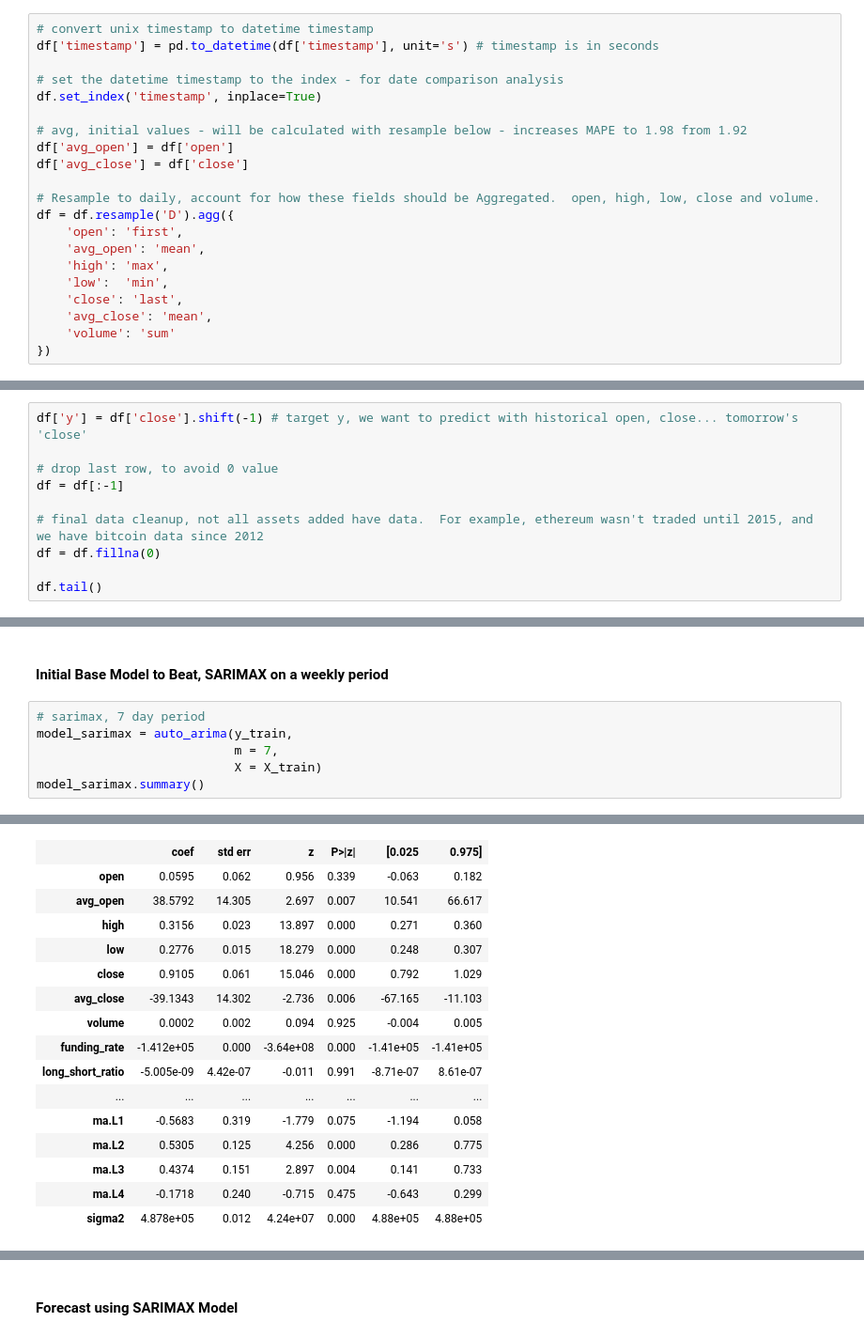
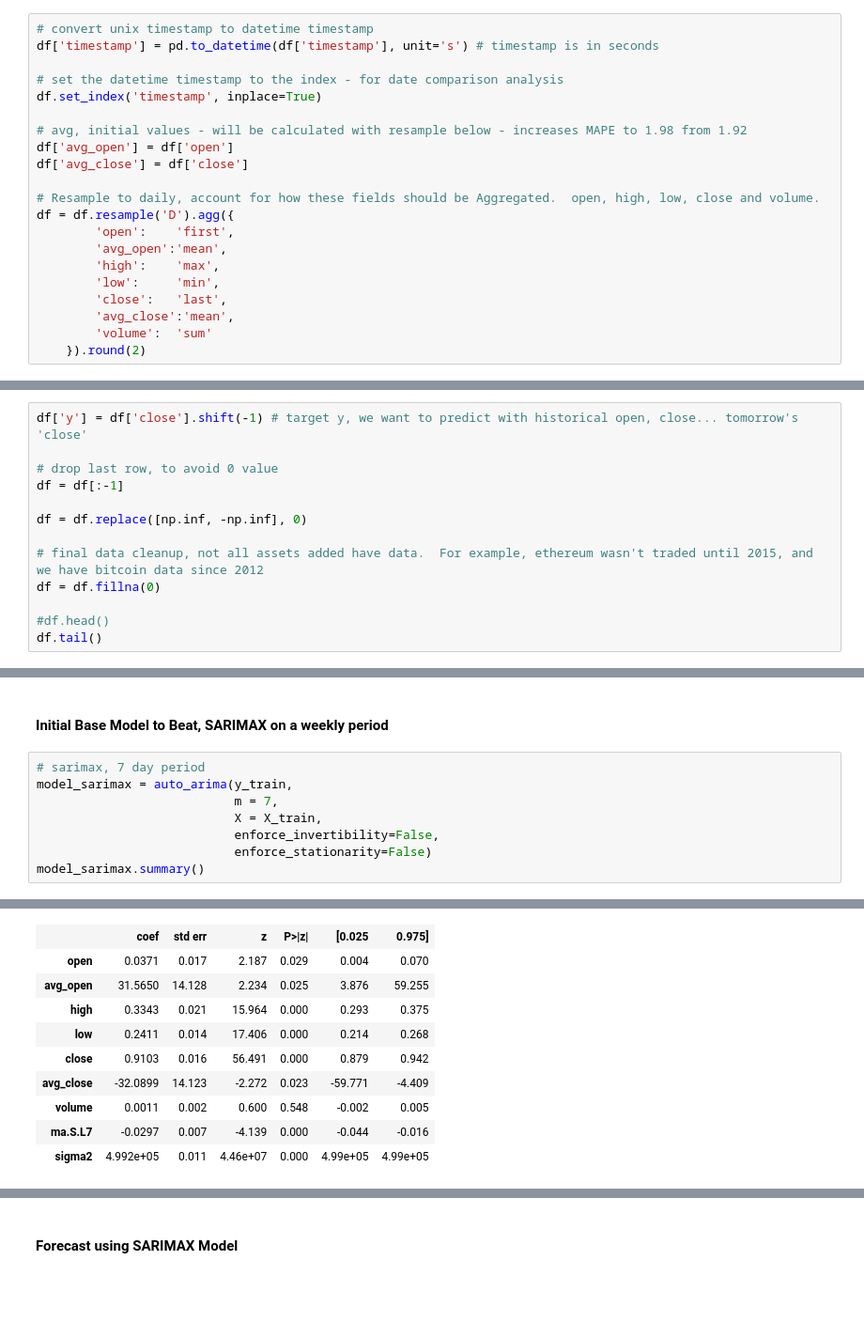
Before and after one commit to shawnarneygit/ai_machine_learning, a Jupyter notebook: bitcoin/bitcoin.ipynb, the cells around one changed output, grey strips where cells are left out. Shown at 94% size. Drawn from its saved outputs; the diff is of its cells as text; blank space fills up the shorter version.

```diff
--- a/bitcoin/bitcoin.ipynb
+++ b/bitcoin/bitcoin.ipynb
@@ -241,14 +257,14 @@ df['avg_close'] = df['close']
 
 # Resample to daily, account for how these fields should be Aggregated.  open, high, low, close and volume.
 df = df.resample('D').agg({
-    'open': 'first',
-    'avg_open': 'mean',
-    'high': 'max',
-    'low':  'min',
-    'close': 'last',
-    'avg_close': 'mean',
-    'volume': 'sum'
-})
+        'open':    'first',
+        'avg_open':'mean',
+        'high':    'max',
+        'low':     'min',
+        'close':   'last',
+        'avg_close':'mean',
+        'volume':  'sum'
+    }).round(2)
 # %% [markdown]
 #### Add Additional Bitcoin Data
 - Funding Rate
@@ -284,8 +441,11 @@ df['y'] = df['close'].shift(-1) # target y, we want to predict with historical o
 # drop last row, to avoid 0 value
 df = df[:-1]
 
+df = df.replace([np.inf, -np.inf], 0)
+
 # final data cleanup, not all assets added have data.  For example, ethereum wasn't traded until 2015, and we have bitcoin data since 2012
 df = df.fillna(0)
 
+#df.head()
 df.tail()
 # %% [output]
@@ -393,7 +553,9 @@ timestamp
 # sarimax, 7 day period
 model_sarimax = auto_arima(y_train,
                            m = 7,
-                           X = X_train)
+                           X = X_train,
+                           enforce_invertibility=False,
+                           enforce_stationarity=False)
 model_sarimax.summary()
 # %% [output]
 SARIMAX Results
@@ -405,18 +567,12 @@ SARIMAX Results
 |  | - 08-19-2022 |  |  |
 | Covariance Type: | opg |  |  |
 |  | coef | std err | z | P>|z| | [0.025 | 0.975] |
-| open | 0.0595 | 0.062 | 0.956 | 0.339 | -0.063 | 0.182 |
-| avg_open | 38.5792 | 14.305 | 2.697 | 0.007 | 10.541 | 66.617 |
-| high | 0.3156 | 0.023 | 13.897 | 0.000 | 0.271 | 0.360 |
-| low | 0.2776 | 0.015 | 18.279 | 0.000 | 0.248 | 0.307 |
-| close | 0.9105 | 0.061 | 15.046 | 0.000 | 0.792 | 1.029 |
-| avg_close | -39.1343 | 14.302 | -2.736 | 0.006 | -67.165 | -11.103 |
-| volume | 0.0002 | 0.002 | 0.094 | 0.925 | -0.004 | 0.005 |
-| funding_rate | -1.412e+05 | 0.000 | -3.64e+08 | 0.000 | -1.41e+05 | -1.41e+05 |
-| long_short_ratio | -5.005e-09 | 4.42e-07 | -0.011 | 0.991 | -8.71e-07 | 8.61e-07 |
-| ... | ... | ... | ... | ... | ... | ... |
-| ma.L1 | -0.5683 | 0.319 | -1.779 | 0.075 | -1.194 | 0.058 |
-| ma.L2 | 0.5305 | 0.125 | 4.256 | 0.000 | 0.286 | 0.775 |
-| ma.L3 | 0.4374 | 0.151 | 2.897 | 0.004 | 0.141 | 0.733 |
-| ma.L4 | -0.1718 | 0.240 | -0.715 | 0.475 | -0.643 | 0.299 |
-| sigma2 | 4.878e+05 | 0.012 | 4.24e+07 | 0.000 | 4.88e+05 | 4.88e+05 |
+| open | 0.0371 | 0.017 | 2.187 | 0.029 | 0.004 | 0.070 |
+| avg_open | 31.5650 | 14.128 | 2.234 | 0.025 | 3.876 | 59.255 |
+| high | 0.3343 | 0.021 | 15.964 | 0.000 | 0.293 | 0.375 |
+| low | 0.2411 | 0.014 | 17.406 | 0.000 | 0.214 | 0.268 |
+| close | 0.9103 | 0.016 | 56.491 | 0.000 | 0.879 | 0.942 |
+| avg_close | -32.0899 | 14.123 | -2.272 | 0.023 | -59.771 | -4.409 |
+| volume | 0.0011 | 0.002 | 0.600 | 0.548 | -0.002 | 0.005 |
+| ma.S.L7 | -0.0297 | 0.007 | -4.139 | 0.000 | -0.044 | -0.016 |
+| sigma2 | 4.992e+05 | 0.011 | 4.46e+07 | 0.000 | 4.99e+05 | 4.99e+05 |
```
Also changed, not shown: parts of 15 cells of this notebook.
